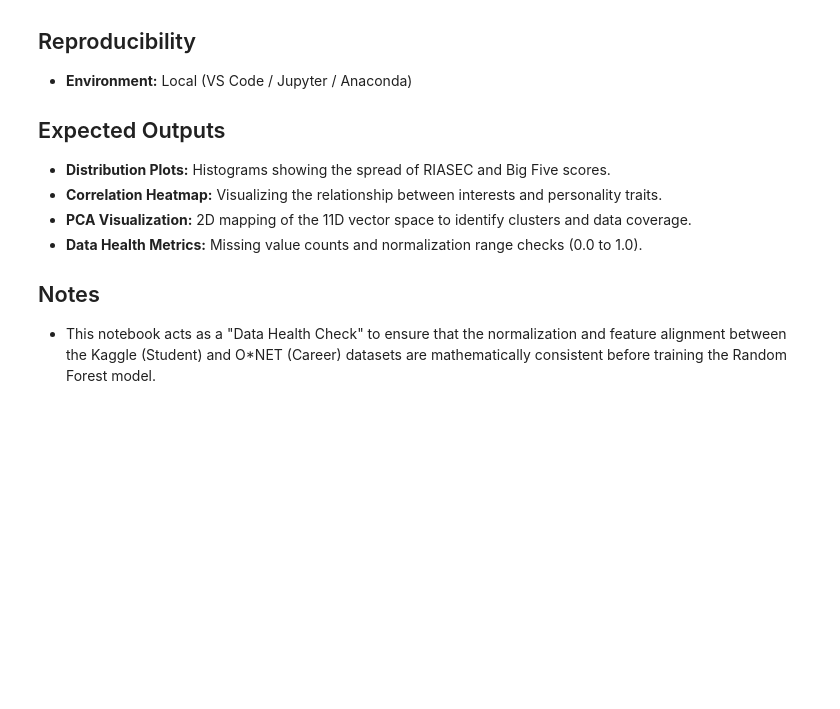
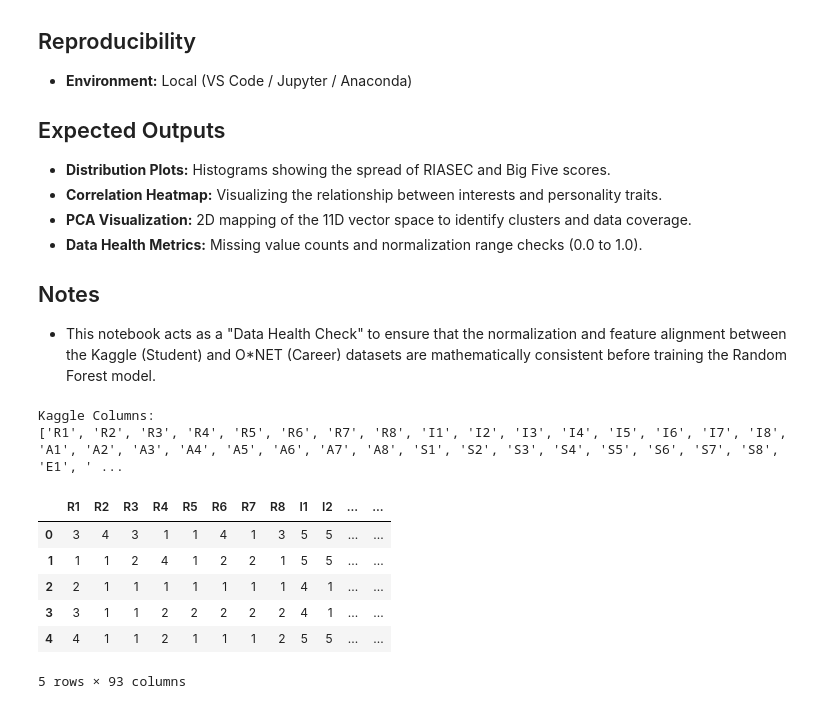
Before and after one commit to NMeiners/Find-My-Major-ML-Extension, a Jupyter notebook: notebooks/EDA.ipynb, the cells around one changed output. Drawn from its saved outputs; the diff is of its cells as text; code cells hidden in the pictures; blank space fills up the shorter version.

```diff
--- a/notebooks/EDA.ipynb
+++ b/notebooks/EDA.ipynb
@@ -29,4 +29,30 @@ To validate data integrity, identify underlying distributions across the 11-poin
 
 ## Notes
 - This notebook acts as a "Data Health Check" to ensure that the normalization and feature alignment between the Kaggle (Student) and O*NET (Career) datasets are mathematically consistent before training the Random Forest model.
+# %%
+import pandas as pd
+
+# Update this path to where your Kaggle Raw file is saved
+kaggle_raw_path = 'docs\data\Kaggle_Raw.csv'
+
+try:
+    kaggle_raw = pd.read_csv(kaggle_raw_path)
+except FileNotFoundError:
+    kaggle_raw = pd.read_csv(f"../{kaggle_raw_path}")
+
+print("Kaggle Columns:")
+print(kaggle_raw.columns.tolist())
+
+# Look at the first 5 rows to see how they store the RIASEC data
+display(kaggle_raw.head())
+# %% [output]
+Kaggle Columns:
+['R1', 'R2', 'R3', 'R4', 'R5', 'R6', 'R7', 'R8', 'I1', 'I2', 'I3', 'I4', 'I5', 'I6', 'I7', 'I8', 'A1', 'A2', 'A3', 'A4', 'A5', 'A6', 'A7', 'A8', 'S1', 'S2', 'S3', 'S4', 'S5', 'S6', 'S7', 'S8', 'E1', ' ...
+|  | R1 | R2 | R3 | R4 | R5 | R6 | R7 | R8 | I1 | I2 | ... | ... |
+| 0 | 3 | 4 | 3 | 1 | 1 | 4 | 1 | 3 | 5 | 5 | ... | ... |
+| 1 | 1 | 1 | 2 | 4 | 1 | 2 | 2 | 1 | 5 | 5 | ... | ... |
+| 2 | 2 | 1 | 1 | 1 | 1 | 1 | 1 | 1 | 4 | 1 | ... | ... |
+| 3 | 3 | 1 | 1 | 2 | 2 | 2 | 2 | 2 | 4 | 1 | ... | ... |
+| 4 | 4 | 1 | 1 | 2 | 1 | 1 | 1 | 2 | 5 | 5 | ... | ... |
+5 rows × 93 columns
 # %%
```
Also changed, not shown: parts of 5 cells of this notebook, 7 other files.
